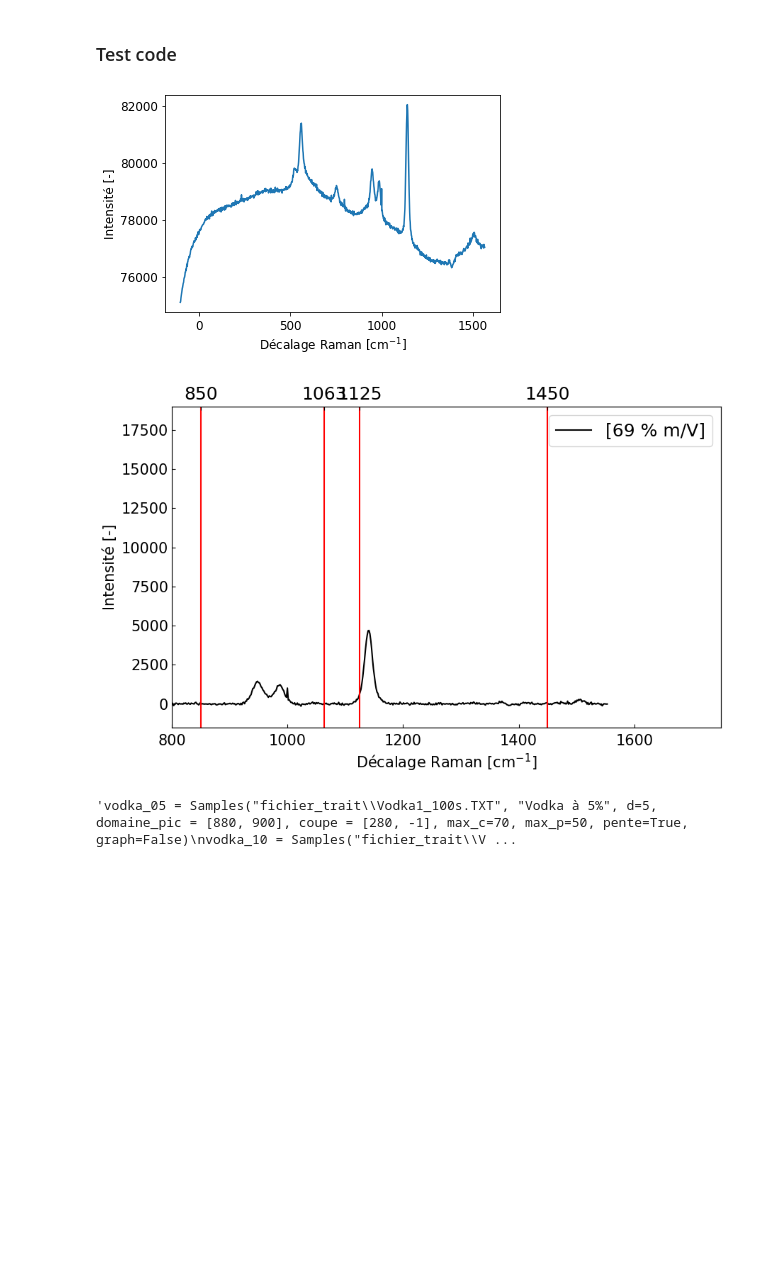
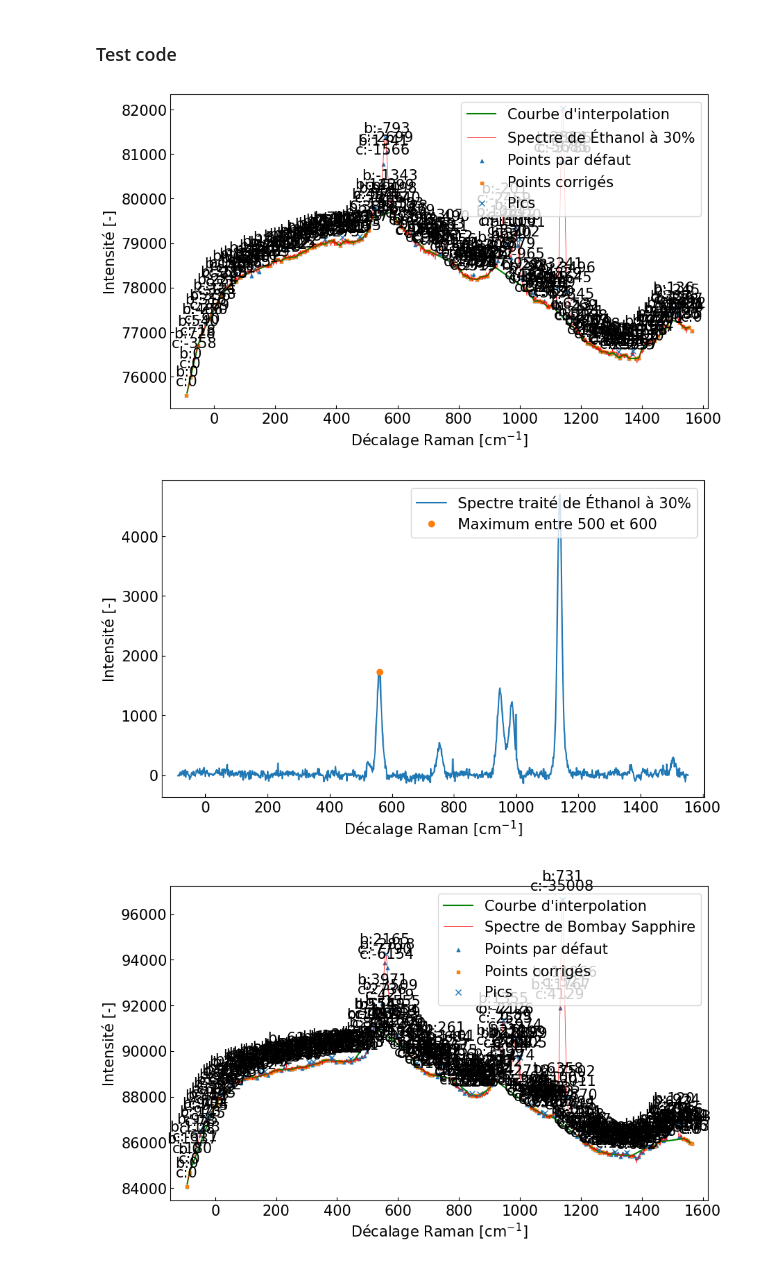
Before and after one commit to GeremyMichaud/Optique_experimentale_P2, a Jupyter notebook: class_analyze.ipynb, the cells around one changed output. Drawn from its saved outputs; the diff is of its cells as text; code cells hidden in the pictures; blank space fills up the shorter version.

```diff
--- a/class_analyze.ipynb
+++ b/class_analyze.ipynb
@@ -682,21 +682,21 @@ class Samples(Calibration):
 # %% [markdown]
 ### Test code
 # %%
-eau = Calibration("Raman_GG\\12-04-2023\\Etalons\\Eau.TXT", "Eau", coupe = [280, -1], conc=0, pente=True, zero=True)
-ethanol_30 = Calibration("Raman_GG\\12-04-2023\\Etalons\\Ethanol_30.TXT", "Éthanol à 30%", conc=30, domaine_pic = [500, 600], coupe = [5, -300], divismin = 2, max_c=400, max_p=600, pente=True, graph=False, rawdog=True)
+eau = Calibration("Raman_GG\\12-04-2023\\Etalons\\Eau.TXT", "Eau", coupe = [5, -300], conc=0, pente=True, zero=True)
+ethanol_30 = Calibration("Raman_GG\\12-04-2023\\Etalons\\Ethanol_30.TXT", "Éthanol à 30%", conc=30, domaine_pic = [500, 600], coupe = [5, -300], divismin = 2, max_c=400, max_p=600, pente=True, graph=True)
 #ethanol_40 = Calibration("Raman_GG\\12-04-2023\\Etalons\\Ethanol_40.TXT", "Éthanol à 40%", conc=40, domaine_pic = [880, 900], coupe = [283, -1], divismin = 2, max_c=400, max_p=600, pente=True, graph=False)
-#ethanol_50 = Calibration("Raman_GG\\12-04-2023\\Etalons\\Ethanol_50.TXT", "Éthanol à 50%", conc=50, domaine_pic = [880, 900], coupe = [283, -1], divismin = 2, max_c=400, max_p=600, pente=True, graph=False)
+#ethanol_50 = Calibration("Raman_GG\\12-04-2023\\Etalons\\Ethanol_50.TXT", "Éthanol à 50%", conc=50, domaine_pic = [500, 600], coupe = [5, -300], divismin = 2, max_c=400, max_p=600, pente=True, graph=True)
 #ethanol_60 = Calibration("Raman_GG\\12-04-2023\\Etalons\\Ethanol_60.TXT", "Éthanol à 60%", conc=60, domaine_pic = [880, 900], coupe = [283, -1], divismin = 2, max_c=400, max_p=600, pente=True, graph=False)
-#ethanol_70 = Calibration("Raman_GG\\12-04-2023\\Etalons\\Ethanol_70.TXT", "Éthanol à 70%", conc=70, domaine_pic = [880, 900], coupe = [283, -1], divismin = 2, max_c=400, max_p=600, pente=True, graph=False)
+#ethanol_70 = Calibration("Raman_GG\\12-04-2023\\Etalons\\Ethanol_70.TXT", "Éthanol à 70%", conc=70, domaine_pic = [500, 600], coupe = [5, -300], divismin = 2, max_c=400, max_p=600, pente=True, graph=True)
 #ethanol_80 = Calibration("Raman_GG\\12-04-2023\\Etalons\\Ethanol_80.TXT", "Éthanol à 80%", conc=80, domaine_pic = [880, 900], coupe = [283, -1], divismin = 2, max_c=400, max_p=600, pente=True, graph=False)
 #ethanol_100 = Calibration("Raman_GG\\12-04-2023\\Etalons\\Ethanol_100.TXT", "Éthanol à 100%", conc=100, domaine_pic = [880, 900], coupe = [283, -1], divismin = 2, max_c=400, max_p=600, pente=True, graph=False)
-Calibration.graphique_combine_ethanolage()
+#Calibration.graphique_combine_ethanolage()
 
-"""vodka_05 = Samples("fichier_trait\\Vodka1_100s.TXT", "Vodka à 5%", d=5, domaine_pic = [880, 900], coupe = [280, -1], max_c=70, max_p=50, pente=True, graph=False)
-vodka_10 = Samples("fichier_trait\\Vodka2_100s.TXT", "Vodka à 10%", d=5, domaine_pic = [880, 900], coupe = [280, -1], max_c=100, max_p=50, pente=True, graph=False)
-vodka_20 = Samples("fichier_trait\\Vodka3_100s.TXT", "Vodka à 20%", d=5, domaine_pic = [880, 900], coupe = [280, -1], max_c=100, max_p=50, pente=True, graph=False)
-Samples.analyse()"""
+vodka_05 = Samples("Raman_GG\\12-04-2023\\Spiritueux\\Bombay.TXT", "Bombay Sapphire", d=5, domaine_pic = [500, 600], coupe = [5, -300], max_c=400, max_p=600, pente=True, graph=True)
+#vodka_10 = Samples("fichier_trait\\Vodka2_100s.TXT", "Vodka à 10%", d=5, domaine_pic = [880, 900], coupe = [280, -1], max_c=100, max_p=50, pente=True, graph=False)
+#vodka_20 = Samples("fichier_trait\\Vodka3_100s.TXT", "Vodka à 20%", d=5, domaine_pic = [880, 900], coupe = [280, -1], max_c=100, max_p=50, pente=True, graph=False)
+#Samples.analyse()
 # %% [output]
-[figure, old version]
+[figure, new version]
-[figure, old version]
+[figure, new version]
-'vodka_05 = Samples("fichier_trait\\Vodka1_100s.TXT", "Vodka à 5%", d=5, domaine_pic = [880, 900], coupe = [280, -1], max_c=70, max_p=50, pente=True, graph=False)\nvodka_10 = Samples("fichier_trait\\V ...
+[figure, added]
```
Also changed, not shown: parts of 1 cell of this notebook.
